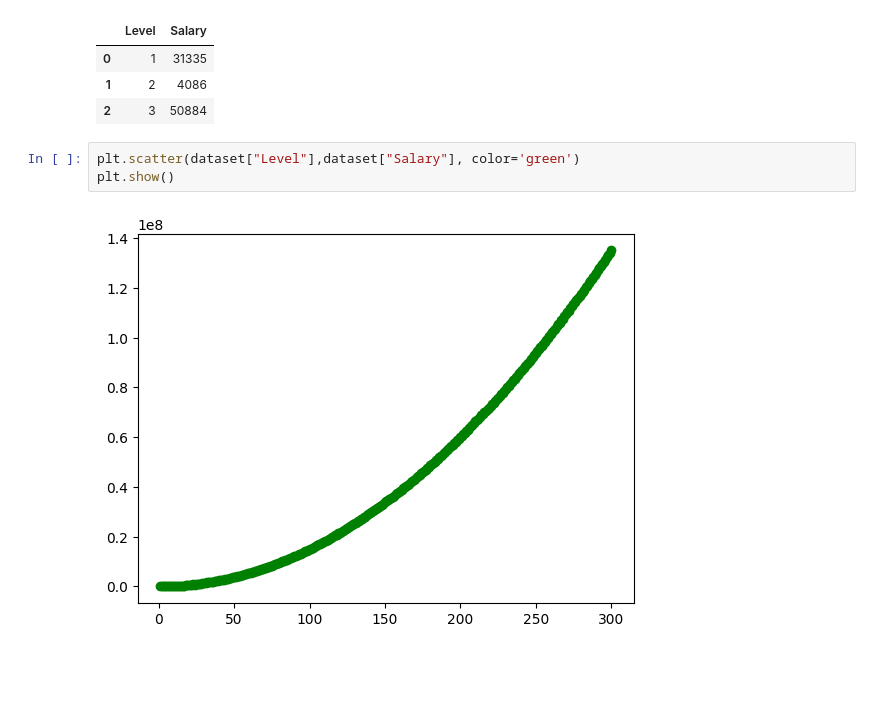
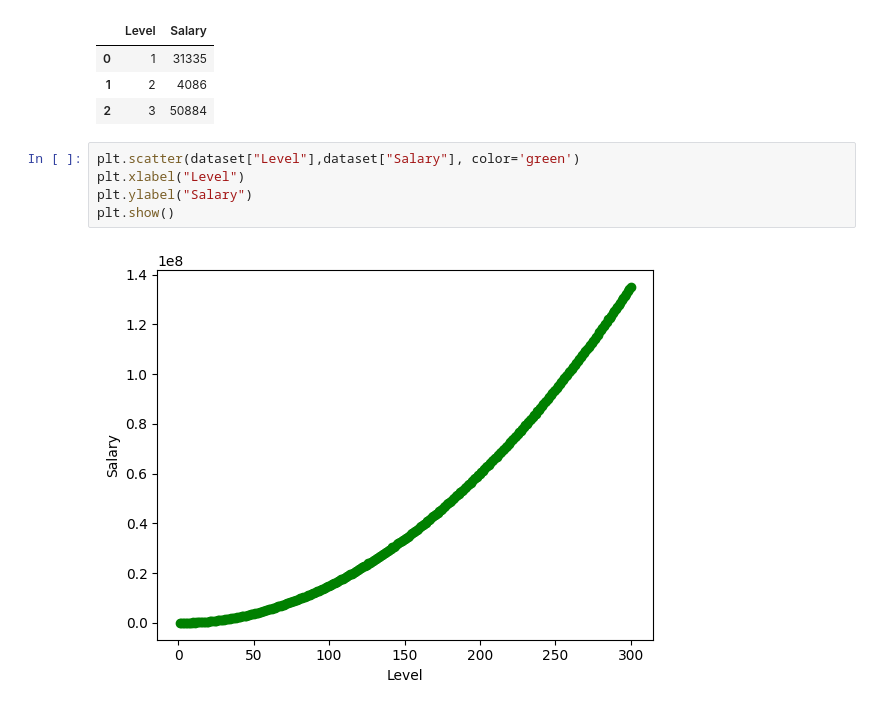
Before and after one commit to Its-Vikas-xd/Machine-Learning, a Jupyter notebook: Supervised Machine Learning/Linear Regression/Polynomial Regression/Polynomial_Regression.ipynb, the cells around one changed output. Cells and saved outputs as stored; diff of their text form; blank space fills up the shorter version.

```diff
--- a/Supervised Machine Learning/Linear Regression/Polynomial Regression/Polynomial_Regression.ipynb
+++ b/Supervised Machine Learning/Linear Regression/Polynomial Regression/Polynomial_Regression.ipynb
@@ -12,6 +12,8 @@ dataset.head(3)
 | 2 | 3 | 50884 |
 # %%
 plt.scatter(dataset["Level"],dataset["Salary"], color='green')
+plt.xlabel("Level")
+plt.ylabel("Salary")
 plt.show()
 # %% [output]
-[figure, old version]
+[figure, new version]
```
Also changed, not shown: parts of 7 cells of this notebook.
